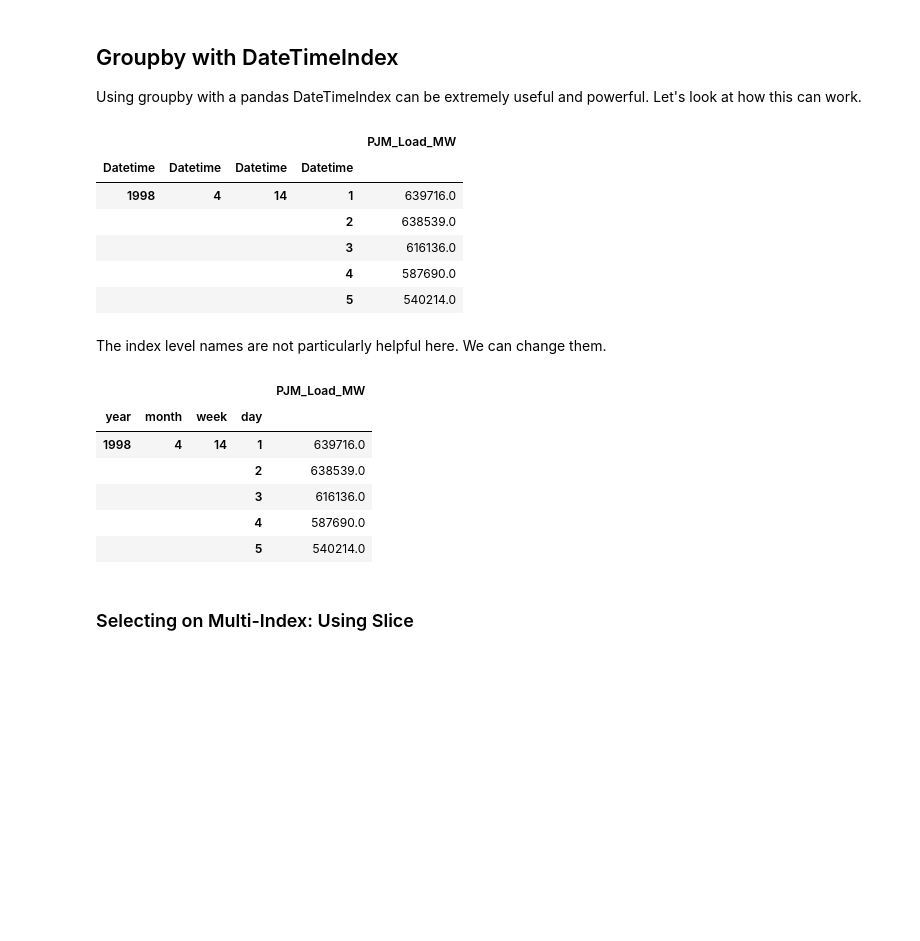
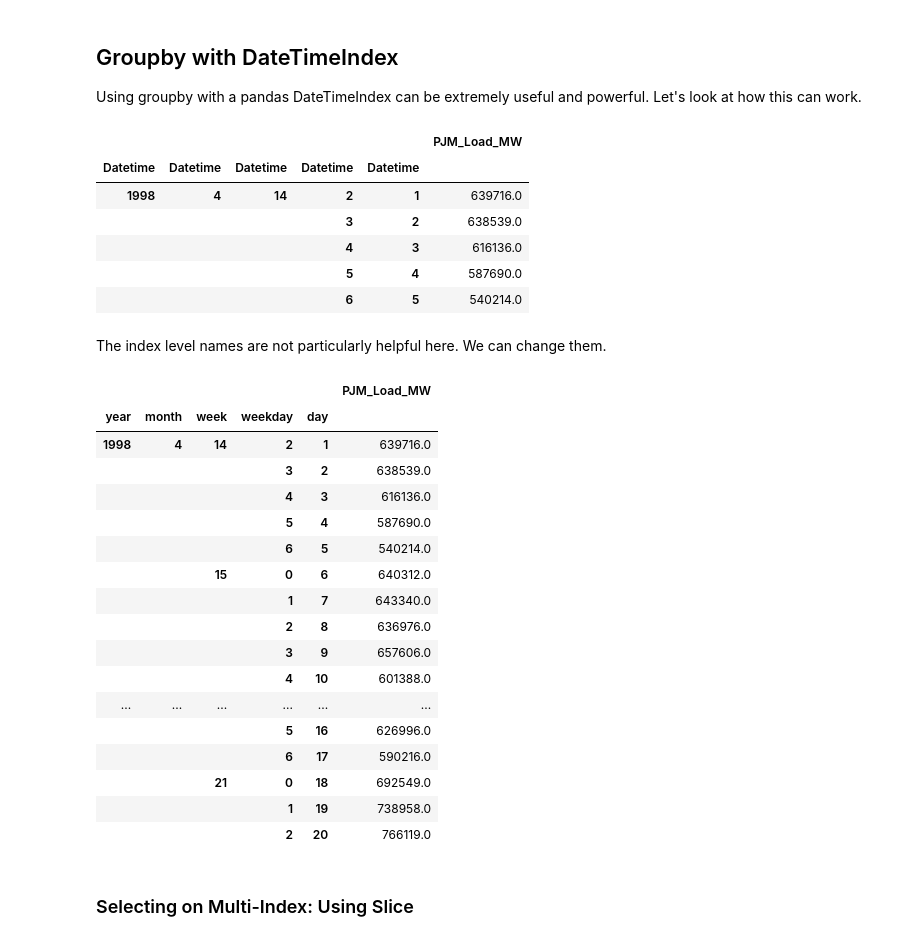
Before and after one commit to rachelkberryman/DSR_Pandas, a Jupyter notebook: 2. Summarizing, Aggregating and Grouping.ipynb, the cells around one changed output. Drawn from its saved outputs; the diff is of its cells as text; code cells hidden in the pictures; blank space fills up the shorter version.

```diff
--- a/2. Summarizing, Aggregating and Grouping.ipynb
+++ b/2. Summarizing, Aggregating and Grouping.ipynb
@@ -405,0 +607,2 @@ We can use .dot notation with conditionals to select on specific parts of the da
+# %%
+energy.loc[:, 'column_date'] = energy.index
@@ -478,23 +699,23 @@ daily_energy.head()
 Using groupby with a pandas DateTimeIndex can be extremely useful and powerful.
 Let's look at how this can work.
 # %%
-index_level_names = ['year', 'month', 'week', 'day']
 indexes = [energy.index.year,
            energy.index.month,
            energy.index.week,
+           energy.index.weekday,
            energy.index.day]
 
 aggregated = energy.groupby(indexes).sum()
 # %%
 aggregated.head()
 # %% [output]
-|  |  |  |  | PJM_Load_MW |
-| Datetime | Datetime | Datetime | Datetime |  |
-| 1998 | 4 | 14 | 1 | 639716.0 |
-|  |  |  | 2 | 638539.0 |
-|  |  |  | 3 | 616136.0 |
-|  |  |  | 4 | 587690.0 |
-|  |  |  | 5 | 540214.0 |
+|  |  |  |  |  | PJM_Load_MW |
+| Datetime | Datetime | Datetime | Datetime | Datetime |  |
+| 1998 | 4 | 14 | 2 | 1 | 639716.0 |
+|  |  |  | 3 | 2 | 638539.0 |
+|  |  |  | 4 | 3 | 616136.0 |
+|  |  |  | 5 | 4 | 587690.0 |
+|  |  |  | 6 | 5 | 540214.0 |
 # %% [markdown]
 The index level names are not particularly helpful here. We can change them.
 # %%
@@ -502,21 +723,34 @@ The index level names are not particularly helpful here. We can change them.
 aggregated.index.set_names('year', level=0, inplace=True)
 aggregated.index.set_names('month', level=1, inplace=True)
 aggregated.index.set_names('week', level=2, inplace=True)
-aggregated.index.set_names('day', level=3, inplace=True)
+aggregated.index.set_names('weekday', level=3, inplace=True)
+aggregated.index.set_names('day', level=4, inplace=True)
 # %%
 # the short, clean way. Both do the same thing.
+index_level_names = ['year', 'month', 'week', 'weekday', 'day']
 for i, index_level in enumerate(index_level_names):
             aggregated.index.set_names(index_level, level=i, inplace=True)
 # %%
-aggregated.head()
+aggregated.head(50)
 # %% [output]
-|  |  |  |  | PJM_Load_MW |
-| year | month | week | day |  |
-| 1998 | 4 | 14 | 1 | 639716.0 |
-|  |  |  | 2 | 638539.0 |
-|  |  |  | 3 | 616136.0 |
-|  |  |  | 4 | 587690.0 |
-|  |  |  | 5 | 540214.0 |
+|  |  |  |  |  | PJM_Load_MW |
+| year | month | week | weekday | day |  |
+| 1998 | 4 | 14 | 2 | 1 | 639716.0 |
+|  |  |  | 3 | 2 | 638539.0 |
+|  |  |  | 4 | 3 | 616136.0 |
+|  |  |  | 5 | 4 | 587690.0 |
+|  |  |  | 6 | 5 | 540214.0 |
+|  |  | 15 | 0 | 6 | 640312.0 |
+|  |  |  | 1 | 7 | 643340.0 |
+|  |  |  | 2 | 8 | 636976.0 |
+|  |  |  | 3 | 9 | 657606.0 |
+|  |  |  | 4 | 10 | 601388.0 |
+| ... | ... | ... | ... | ... | ... |
+|  |  |  | 5 | 16 | 626996.0 |
+|  |  |  | 6 | 17 | 590216.0 |
+|  |  | 21 | 0 | 18 | 692549.0 |
+|  |  |  | 1 | 19 | 738958.0 |
+|  |  |  | 2 | 20 | 766119.0 |
 # %% [markdown]
 ### Selecting on Multi-Index: Using Slice
 # %%
```
Also changed, not shown: parts of 59 cells of this notebook, 4 other files.
